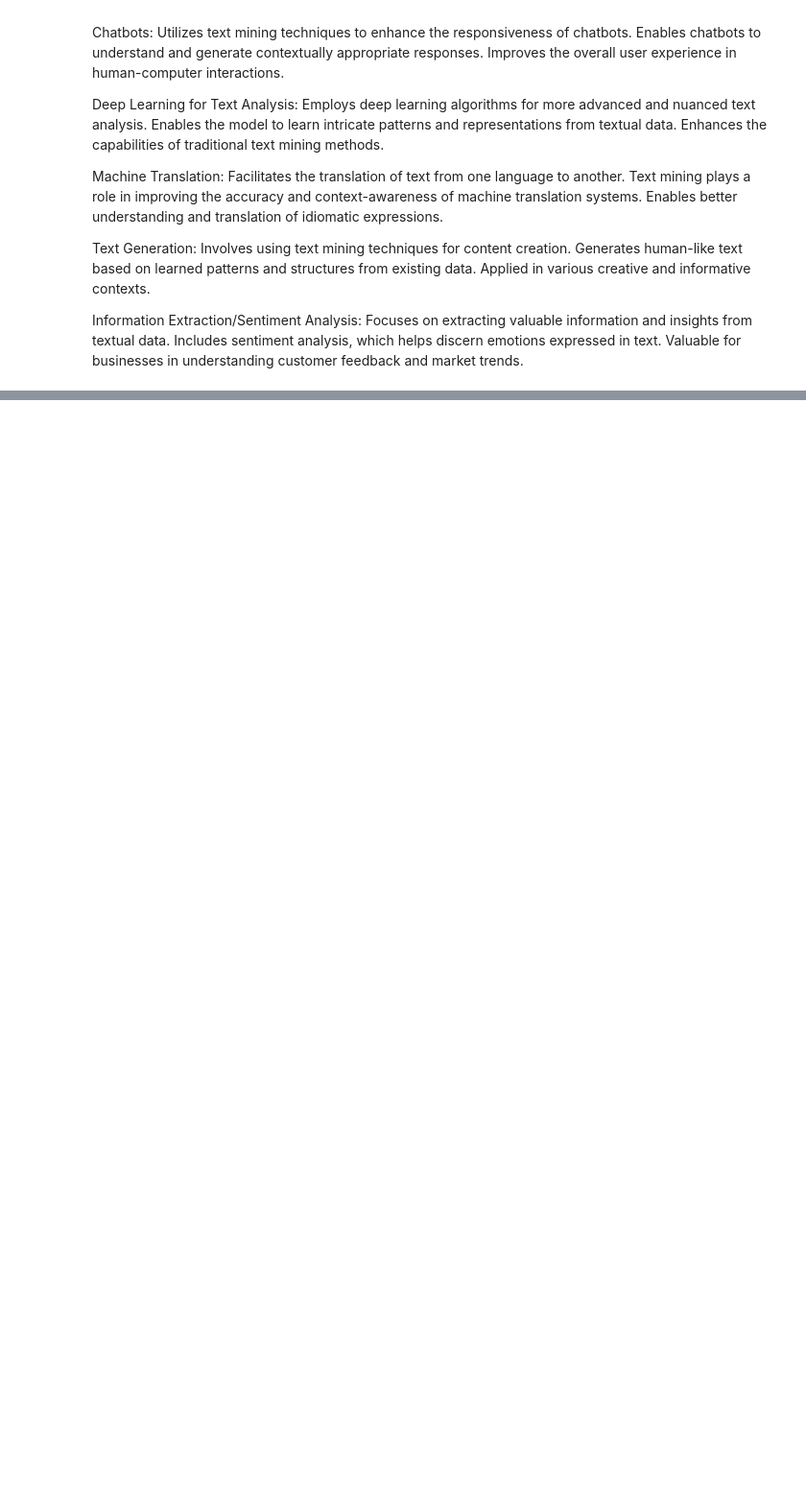
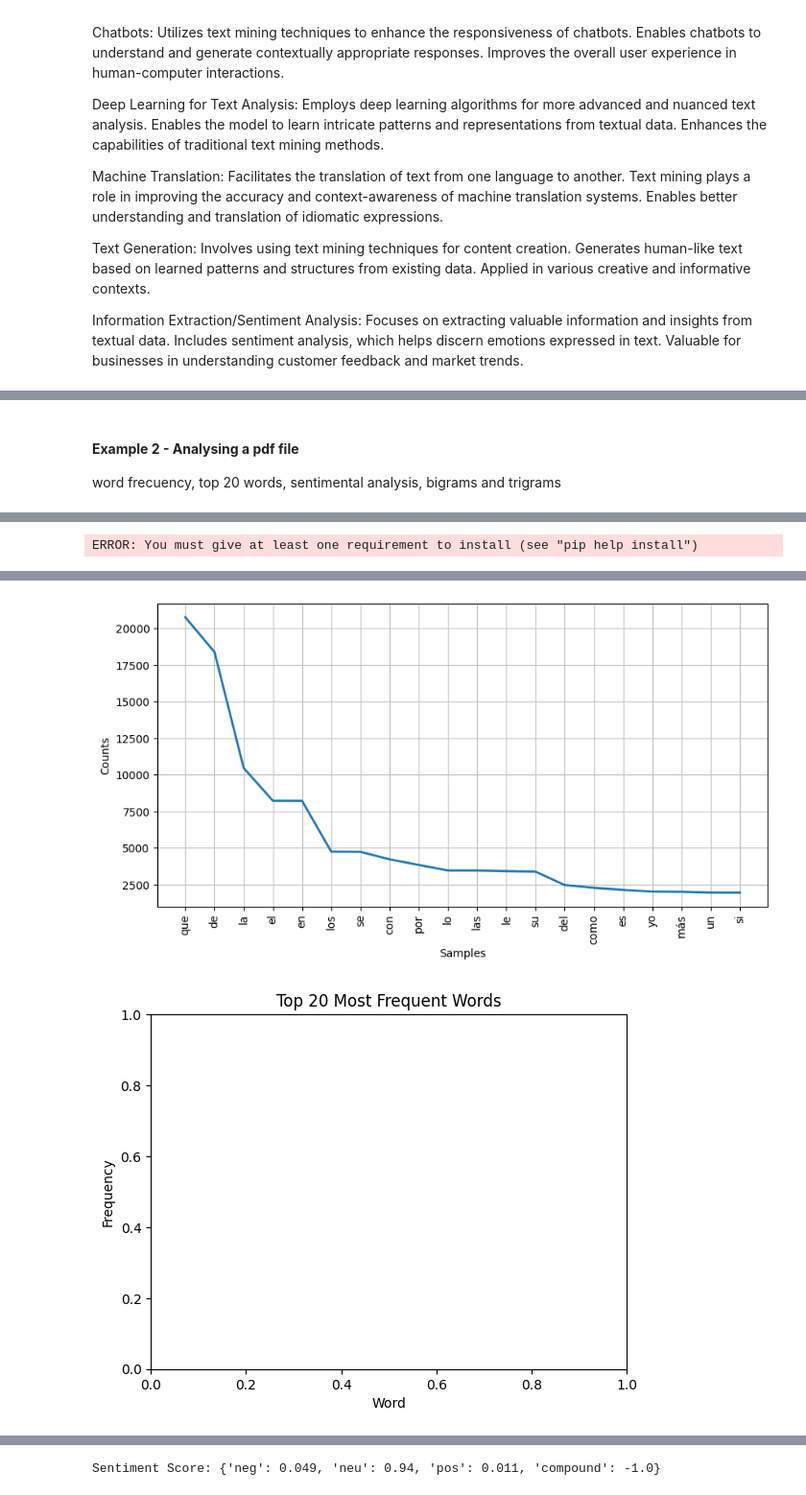
Before and after one commit to yeisonmontoya1815/Special-Topics-in-Data-Analytics, a Jupyter notebook: Seminar 3 - Text Mining.ipynb, the cells around one changed output, grey strips where cells are left out. Shown at 96% size. Drawn from its saved outputs; the diff is of its cells as text; code cells hidden in the pictures; blank space fills up the shorter version.

```diff
--- a/Seminar 3 - Text Mining.ipynb
+++ b/Seminar 3 - Text Mining.ipynb
@@ -155,6 +157,9 @@ Frequency Distribution: <FreqDist with 15 samples and 16 outcomes>
 [nltk_data]     C:\Users\yeiso\AppData\Roaming\nltk_data...
 [nltk_data]   Package punkt is already up-to-date!
 [figure]
+# %% [markdown]
+#### **Example 2 - Analysing a pdf file**
+word frecuency, top 20 words, sentimental analysis, bigrams and trigrams
 # %%
 # install nltk and other libraries if requiered
 %pip install
@@ -230,16 +235,6 @@ def perform_sentiment_analysis(text):
     sentiment_score = sia.polarity_scores(text)
     return sentiment_score
 
-def perform_ner(text):
-    # Tokenization and POS tagging
-    words_pos_tags = pos_tag(word_tokenize(text))
-
-    # Named Entity Recognition
-    named_entities = ne_chunk(words_pos_tags)
-
-    return named_entities
-
-
 def plot_bigrams_trigrams(filtered_words):
     # Bigrams
     bigrams_list = list(bigrams(filtered_words))
@@ -268,7 +263,6 @@ def plot_bigrams_trigrams(filtered_words):
     plt.tight_layout()
     plt.show()
 
-
 def analyze_pdf(pdf_path, max_tokens=None):
     # Extract text from the PDF
     pdf_text = extract_text_from_pdf(pdf_path)
@@ -290,17 +284,12 @@ def analyze_pdf(pdf_path, max_tokens=None):
     sentiment_score = perform_sentiment_analysis(pdf_text)
     print("Sentiment Score:", sentiment_score)
 
-    # 4. Perform Named Entity Recognition (NER)
-    #named_entities = perform_ner(pdf_text)
-
-    # Print a subset of named entities for inspection
-   # print("Named Entities (Subset):", named_entities[:10])
-
-    # 5. Plot bigrams and trigrams
+    # 4. Plot bigrams and trigrams
     plot_bigrams_trigrams(preprocessed_words)
 
 # Path to the PDF file
-pdf_path = 'C:/Users/yeiso/Documents/GitHub/Special-Topics-in-Data-Analytics-CSIS-4260-002/docs/SocialScienceAllGrades.pdf'
+pdf_path = 'C:/Users/yeiso/Documents/GitHub/Special-Topics-in-Data-Analytics-CSIS-4260-002/docs/DON_QUIJOTE.pdf'
 
 # Analyze the PDF (limiting to 1000 tokens for example)
 analyze_pdf(pdf_path)
+# %% [output]
@@ -306,0 +297 @@ analyze_pdf(pdf_path)
+ERROR: You must give at least one requirement to install (see "pip help install")
@@ -306,0 +323,2 @@ analyze_pdf(pdf_path)
+[figure, added]
+[figure, added]
@@ -306,0 +326 @@ analyze_pdf(pdf_path)
+Sentiment Score: {'neg': 0.049, 'neu': 0.94, 'pos': 0.011, 'compound': -1.0}
```
Also changed, not shown: parts of 4 cells of this notebook, 1 other file.
